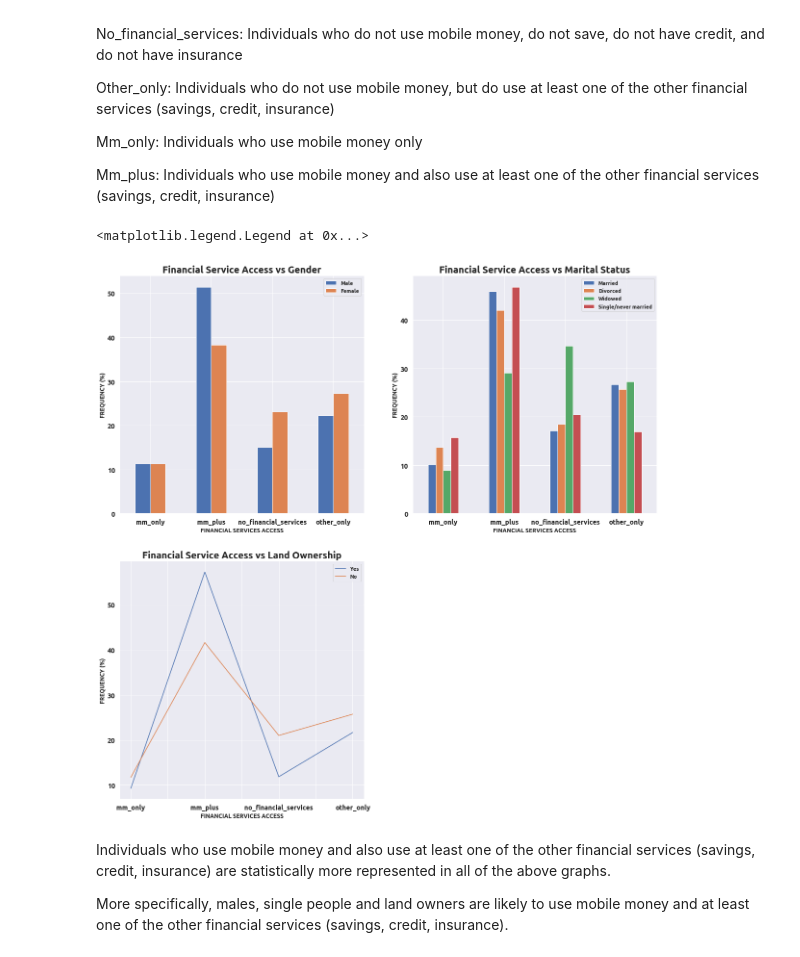
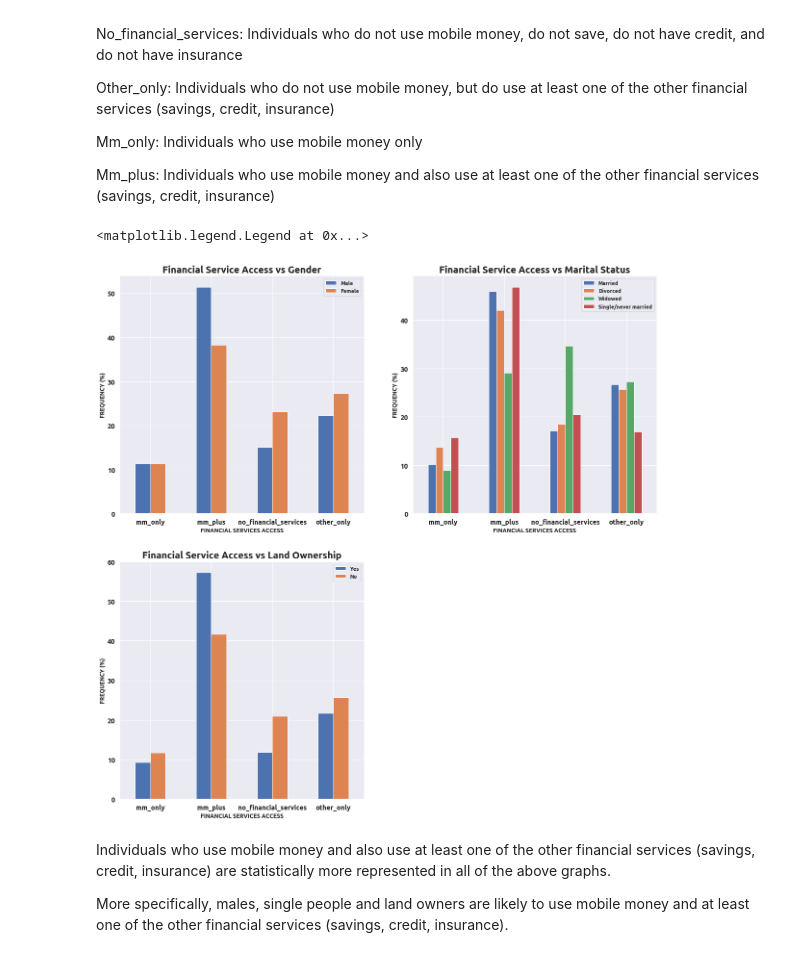
Before and after one commit to Shalom91/DATA-VIZ-Part2, a Jupyter notebook: Financial Services Use in Tanzania.ipynb, the cells around one changed output. Cells and saved outputs as stored; diff of their text form; code cells hidden in the pictures.

Commit message:
fixed geographical distribution and changed line graphs

```diff
--- a/Financial Services Use in Tanzania.ipynb
+++ b/Financial Services Use in Tanzania.ipynb
@@ -151,33 +151,33 @@ Mm_plus: Individuals who use mobile money and also use at least one of the other
 # %%
 # graph 2
 ax = plt.subplot(221)
 mmc_gender_table.plot(kind='bar', stacked=False, ax=ax, figsize=(20,20)).set_title('Financial Service Access vs Gender', fontsize=20, weight = 'bold')
 plt.xticks(fontsize=14, rotation = 0)
 plt.yticks(fontsize=14)
 plt.ylabel('FREQUENCY (%)')
 plt.xlabel('FINANCIAL SERVICES ACCESS')
 plt.legend(('Male', 'Female'))
 
 # graph 3
 ax = plt.subplot(222)
 mmc_marital_table.plot(kind='bar', stacked=False, ax=ax, figsize=(20,20)).set_title('Financial Service Access vs Marital Status', fontsize=20, weight = 'bold')
 plt.xticks(fontsize=14, rotation = 0)
 plt.yticks(fontsize=14)
 plt.ylabel('FREQUENCY (%)')
 plt.xlabel('FINANCIAL SERVICES ACCESS')
 plt.legend(('Married', 'Divorced', 'Widowed', 'Single/never married'))
 
 # graph 4
 ax = plt.subplot(223)
-mmc_land_table.plot(kind='line', stacked=False, ax=ax, figsize=(20,20)).set_title('Financial Service Access vs Land Ownership', fontsize=20, weight = 'bold')
+mmc_land_table.plot(kind='bar', stacked=False, ax=ax, figsize=(20,20)).set_title('Financial Service Access vs Land Ownership', fontsize=20, weight = 'bold')
 plt.xticks(fontsize=14, rotation = 0)
 plt.yticks(fontsize=14)
 plt.ylabel('FREQUENCY (%)')
 plt.xlabel('FINANCIAL SERVICES ACCESS')
 plt.legend(('Yes', 'No'))
 # %% [output]
 <matplotlib.legend.Legend at 0x...>
-[figure, old version]
+[figure, new version]
 # %% [markdown]
 Individuals who use mobile money and also use at least one of the other financial services (savings, credit, insurance) are statistically more represented in all of the above graphs.
 
```
Also changed, not shown: parts of 6 cells of this notebook.
